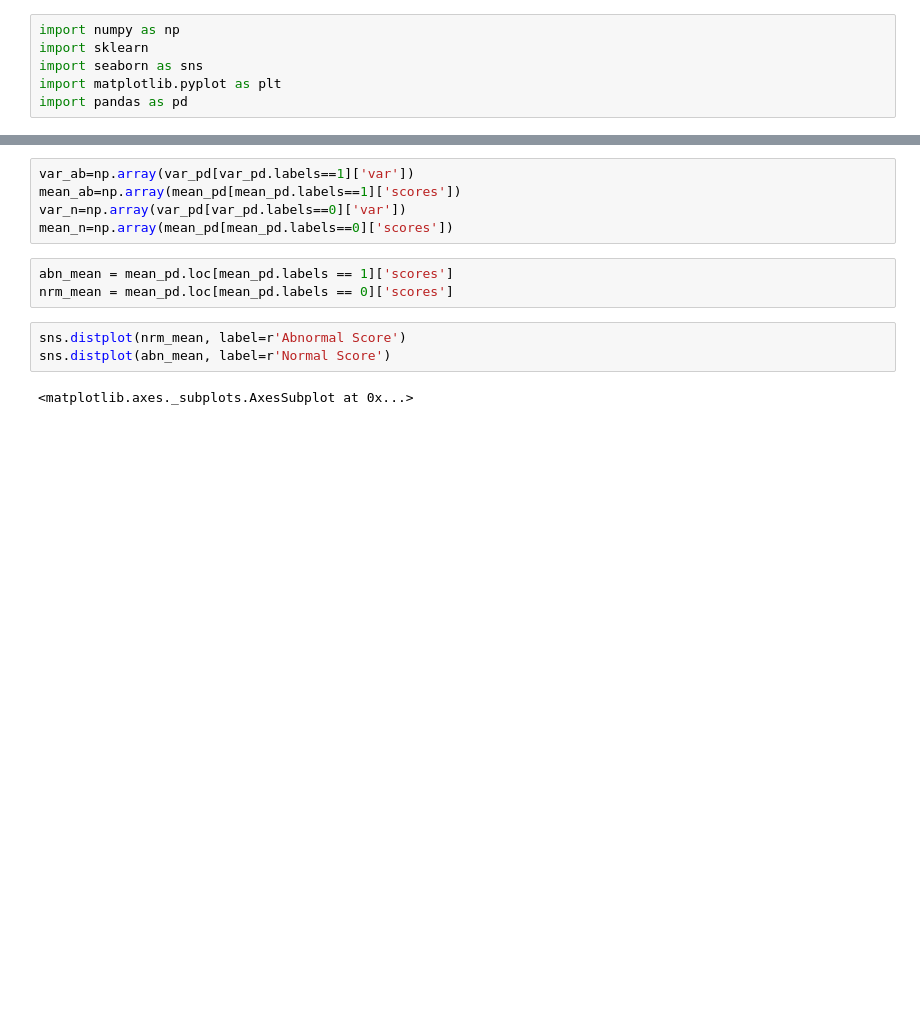
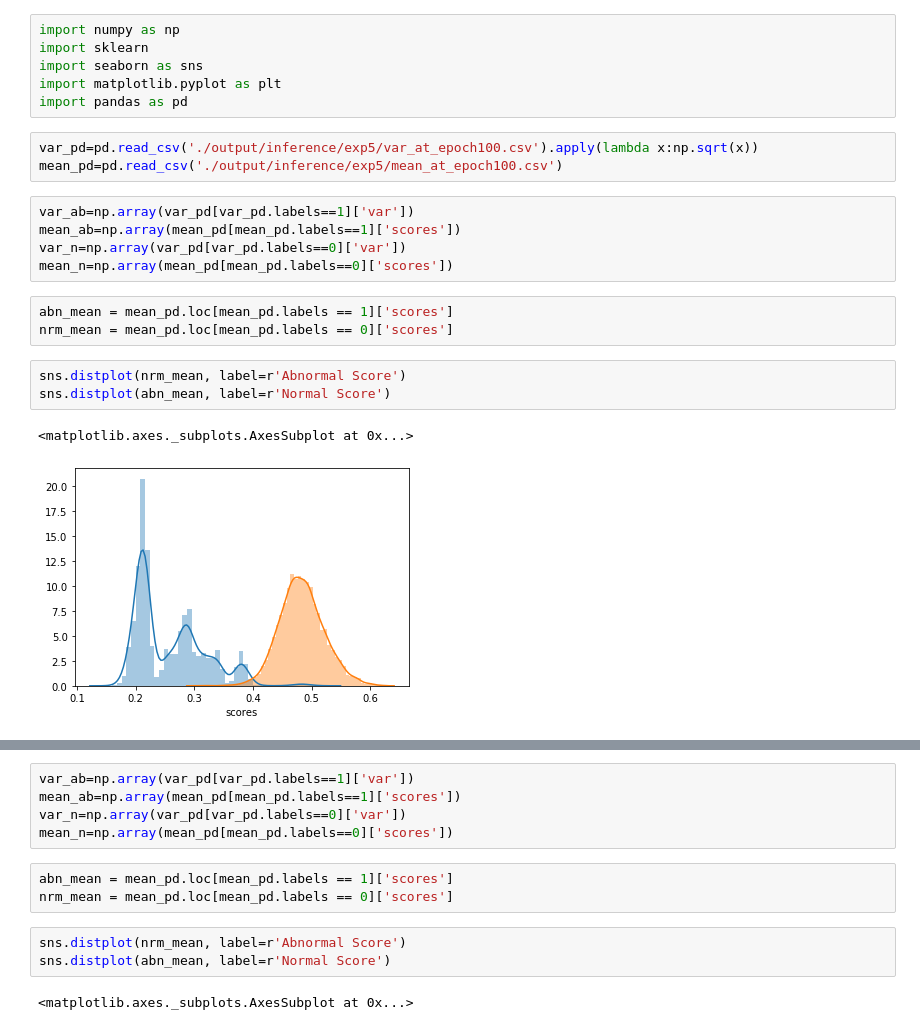
Before and after one commit to Xiaohui9607/AbnormalBDL, a Jupyter notebook: B-GEDC.ipynb, the cells around one changed output, grey strips where cells are left out. Saved outputs shown, nothing was run; the diff lists cells and outputs as text; blank space fills up the shorter version.

Commit message:
inference method modify

```diff
--- a/B-GEDC.ipynb
+++ b/B-GEDC.ipynb
@@ -4,3 +4,20 @@ import sklearn
 import seaborn as sns
 import matplotlib.pyplot as plt
 import pandas as pd
+# %%
+var_pd=pd.read_csv('./output/inference/exp5/var_at_epoch100.csv').apply(lambda x:np.sqrt(x))
+mean_pd=pd.read_csv('./output/inference/exp5/mean_at_epoch100.csv')
+# %%
+var_ab=np.array(var_pd[var_pd.labels==1]['var'])
+mean_ab=np.array(mean_pd[mean_pd.labels==1]['scores'])
+var_n=np.array(var_pd[var_pd.labels==0]['var'])
+mean_n=np.array(mean_pd[mean_pd.labels==0]['scores'])
+# %%
+abn_mean = mean_pd.loc[mean_pd.labels == 1]['scores']
+nrm_mean = mean_pd.loc[mean_pd.labels == 0]['scores']
+# %%
+sns.distplot(nrm_mean, label=r'Abnormal Score')
+sns.distplot(abn_mean, label=r'Normal Score')
+# %% [output]
+<matplotlib.axes._subplots.AxesSubplot at 0x...>
+[figure, added]
```
Also changed, not shown: parts of 9 cells of this notebook, 8 other files.
